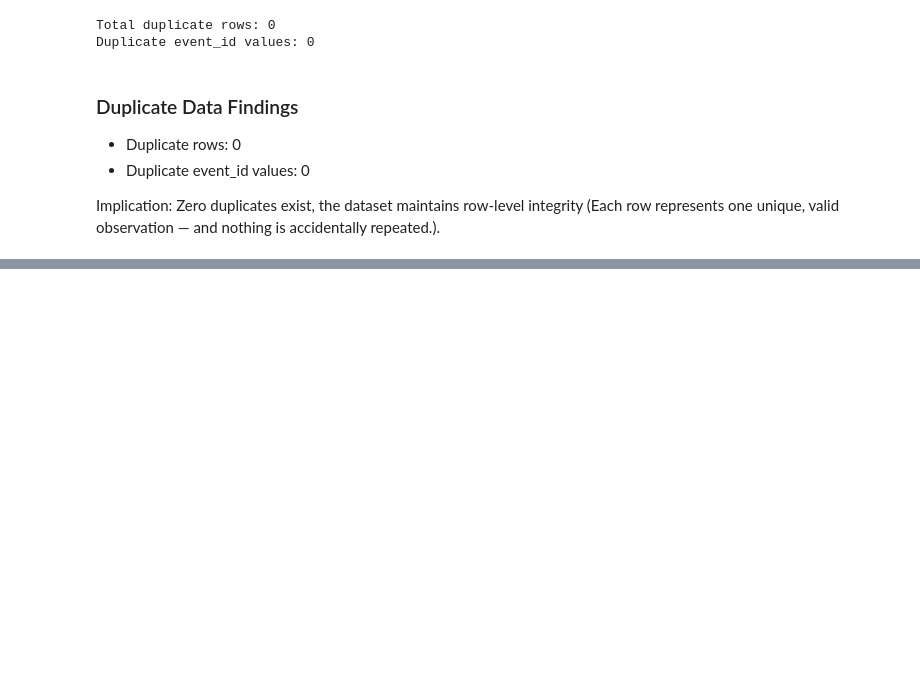
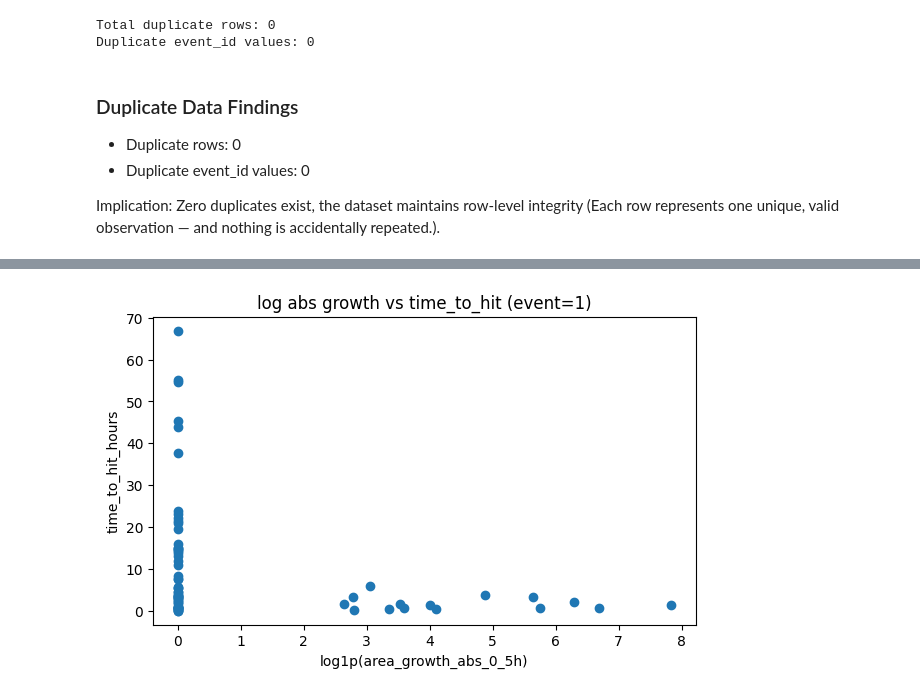
Before and after one commit to DannieciaGray/Wildfire-Prediction-WIDS-Datathon-2026, a Jupyter notebook: eda.ipynb, the cells around one changed output, grey strips where cells are left out. Drawn from its saved outputs; the diff is of its cells as text; code cells hidden in the pictures; blank space fills up the shorter version.

```diff
--- a/eda.ipynb
+++ b/eda.ipynb
@@ -243,0 +425,10 @@ Zero duplicates exist, the dataset maintains row-level integrity (Each row repre
+# %%
+# Same but log-scaled x (helps with heavy skew)
+plt.figure(figsize=(7,4))
+plt.scatter((hits["area_growth_abs_0_5h"] + 1).apply(lambda x: __import__("math").log(x)), hits["time_to_hit_hours"])
+plt.xlabel("log1p(area_growth_abs_0_5h)")
+plt.ylabel("time_to_hit_hours")
+plt.title("log abs growth vs time_to_hit (event=1)")
+plt.show()
+# %% [output]
+[figure, added]
```
Also changed, not shown: parts of 13 cells of this notebook, 2 other files.
